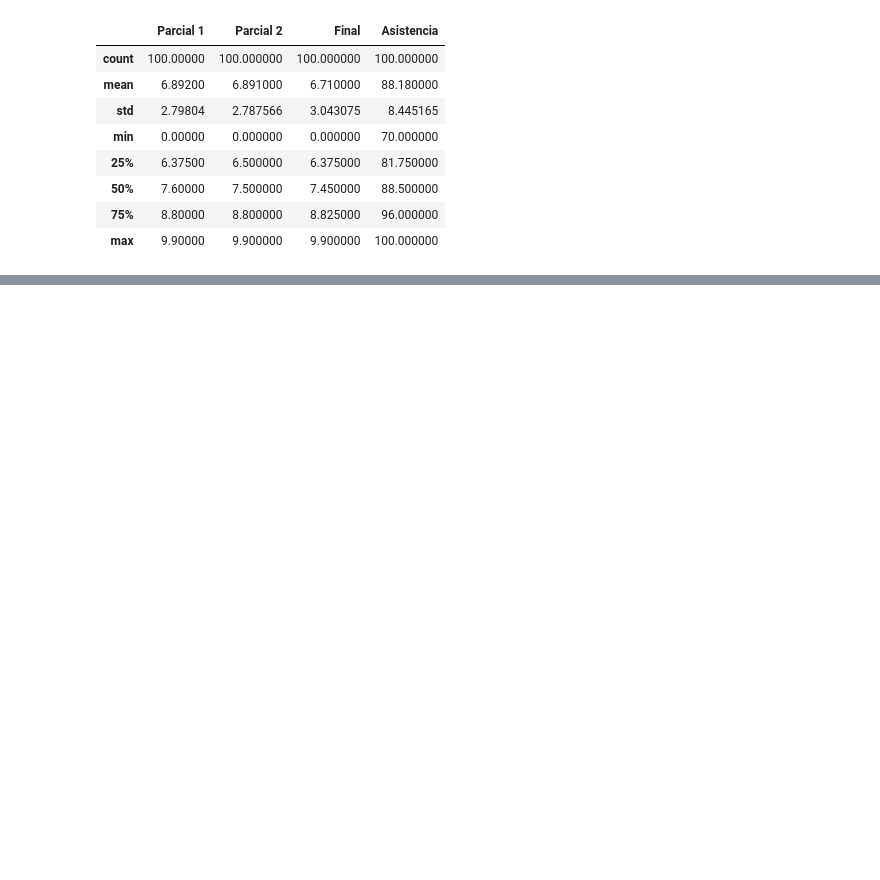
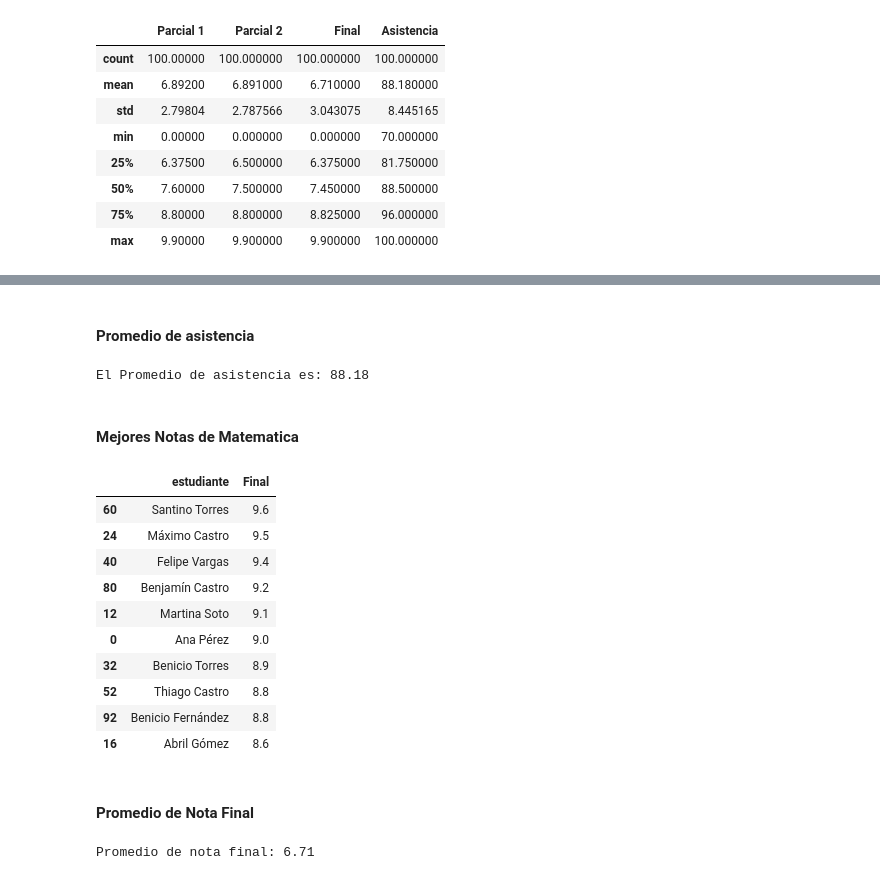
Before and after one commit to Fleitaselene-dev/mod_exam_tlp3, a Jupyter notebook: main.ipynb, the cells around one changed output, grey strips where cells are left out. Saved outputs shown, nothing was run; the diff lists cells and outputs as text; code cells hidden in the pictures; blank space fills up the shorter version.

Commit message:
feat: calcula diferentes estadisticas con la DataFrame
Se calculo promedio, maximo y minimos con los datos brindados en el DataFrame

```diff
--- a/main.ipynb
+++ b/main.ipynb
@@ -199,0 +219,30 @@ df.describe()
+# %% [markdown]
+#### Promedio de asistencia
+# %%
+promedio_asistencia = df['Asistencia'].mean()
+print("El Promedio de asistencia es:", promedio_asistencia)
+# %% [output]
+El Promedio de asistencia es: 88.18
+# %% [markdown]
+#### Mejores Notas de Matematica
+# %%
+df[df['Materia'] == 'Matematicas'][['estudiante', 'Final']].sort_values('Final', ascending=False).head(10)
+# %% [output]
+|  | estudiante | Final |
+| 60 | Santino Torres | 9.6 |
+| 24 | Máximo Castro | 9.5 |
+| 40 | Felipe Vargas | 9.4 |
+| 80 | Benjamín Castro | 9.2 |
+| 12 | Martina Soto | 9.1 |
+| 0 | Ana Pérez | 9.0 |
+| 32 | Benicio Torres | 8.9 |
+| 52 | Thiago Castro | 8.8 |
+| 92 | Benicio Fernández | 8.8 |
+| 16 | Abril Gómez | 8.6 |
+# %% [markdown]
+#### Promedio de Nota Final
+# %%
+promedio_nota_final = df['Final'].mean()
+print("Promedio de nota final:", promedio_nota_final)
+# %% [output]
+Promedio de nota final: 6.71
```
Also changed, not shown: parts of 8 cells of this notebook.
